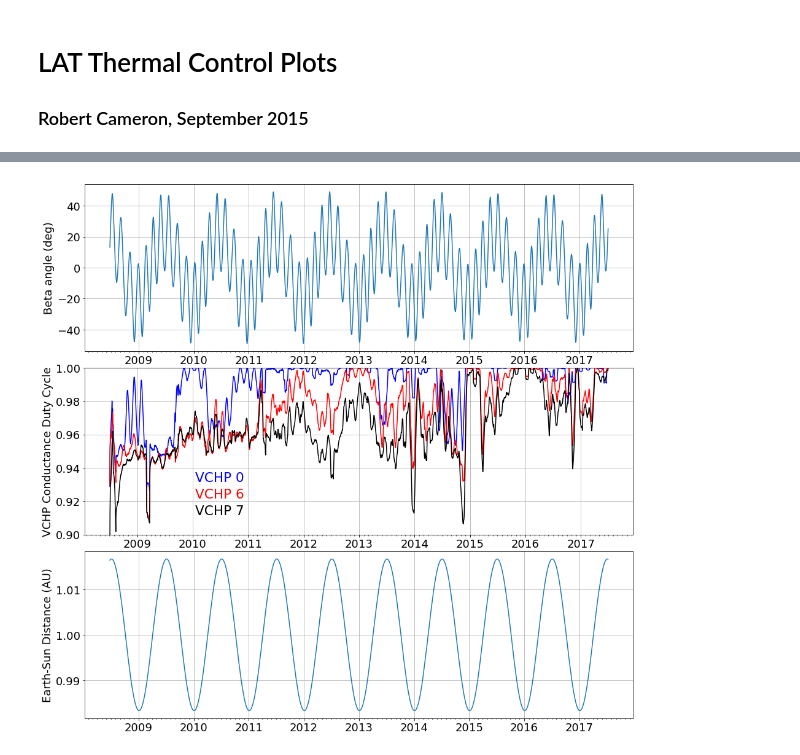
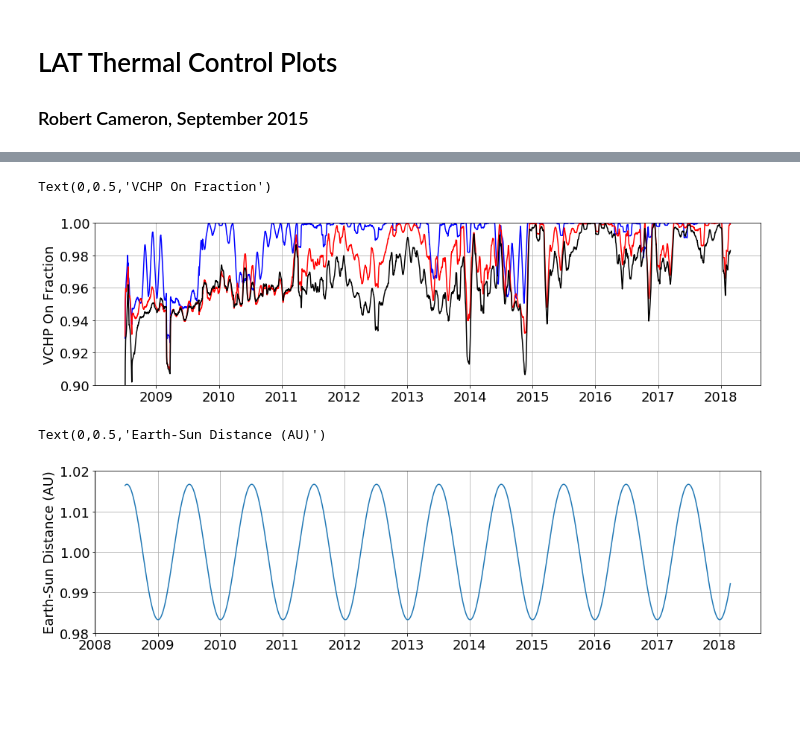
Before and after one commit to rac101/LATmetrics, a Jupyter notebook: LTC3.ipynb, the cells around one changed output, grey strips where cells are left out. Saved outputs shown, nothing was run; the diff lists cells and outputs as text; code cells hidden in the pictures; blank space fills up the shorter version.

```diff
--- a/LTC3.ipynb
+++ b/LTC3.ipynb
@@ -5,10 +5,9 @@
 # %%
 from astropy.table import Table, Column
 import numpy as np
+from os.path import expanduser
 import matplotlib.pyplot as plt
 import matplotlib.dates as mdates
 import pandas as pd
 import datetime as dt
 %matplotlib inline
-plt.rc('figure', figsize = [16, 16])
-plt.rc('font', size = 18)
@@ -23,6 +74,7 @@ bx = [dt.datetime.strptime(bymd[i]+bhms[i],bxformat) for i in range(len(bymd))]
 # %%
 # read irregular ASCII tabular file of history of VCHP control
-htrfile = "/Users/rac/Documents/GLAST/ISOC/LATmetrics/LTC/htr.history"
+
+htrfile = HOME+"/LTC/htr.history"
 df = pd.read_csv(htrfile, parse_dates=[1], delimiter="\t",header=None)
 (hymd,tot0,off0,tot6,off6,tot7,off7) = (df[0],df[2],df[3],df[5],df[6],df[8],df[9])
 
@@ -50,48 +117,35 @@ fx = [dt.datetime.strptime(d,'%Y-%m-%d').date() for d in hymd]
 # %%
-# 3 subplots for beta, VCHP, rAU, where the axes array is 1-d
+plt.figure(figsize = [16, 4])
+plt.rc('font', size = 18)
 
-#fig, (ax1, ax2, ax3) = plt.subplots(3, sharex=True)
-fig, (ax1, ax2, ax3) = plt.subplots(3)
-
-years    = mdates.YearLocator()   # every year
-months   = mdates.MonthLocator()  # every month
-yearsFmt = mdates.DateFormatter('%Y')
-
-ax1.plot(bx, betatab['beta'])
-ax1.xaxis.set_major_locator(years)
-ax1.xaxis.set_major_formatter(yearsFmt)
-ax1.xaxis.set_minor_locator(months)
-
-#datemin = dt.date(int(yb[0]), 1, 1)
-#datemax = dt.date(int(yb[-1])+1, 1, 1)
-#datemin = dt.date(2008, 1, 3)
-#datemax = dt.date(2017, 12, 31)
-#ax1.set_xlim(datemin, datemax)
-
-ax1.grid(True)
-ax1.set_ylabel('Beta angle (deg)')
-
-ax2.plot(fx,VCHP0,'-b',label='VCHP0')
-ax2.plot(fx,VCHP6,'-r',label='VCHP6')
-ax2.plot(fx,VCHP7,'-k',label='VCHP7')
-ax2.grid(True)
+plt.plot(fx,VCHP0,'-b',label='VCHP0')
+plt.plot(fx,VCHP6,'-r',label='VCHP6')
+plt.plot(fx,VCHP7,'-k',label='VCHP7')
+plt.grid(True)
 #ax2.set_xlim(datemin, datemax)
-ax2.xaxis.set_minor_locator(months)
-ax2.set_ylim(0.9,1.0)
+plt.ylim(0.9,1.0)
 #ax2.legend(loc='lower center',fontsize='small')
-ax2.set_ylabel('VCHP Conductance Duty Cycle')
-captionx = dt.date(2010,1,15)
-ax2.text(captionx,0.932,"VCHP 0",color='b',fontsize='large')
-ax2.text(captionx,0.922,"VCHP 6",color='r',fontsize='large')
-ax2.text(captionx,0.912,"VCHP 7",color='k',fontsize='large')
-
-ax3.plot(bx, betatab['rAU'])
-ax3.grid(True)
-ax3.xaxis.set_minor_locator(months)
-#ax3.set_xlim(datemin, datemax)
-ax3.set_ylabel('Earth-Sun Distance (AU)')
-
-fig.subplots_adjust(hspace=0.1)
-#fig.autofmt_xdate()
+plt.ylabel('VCHP Conductance Duty Cycle')
+plt.ylabel('VCHP On Fraction')
+#captionx = dt.date(2010,1,15)
+#captionx = dt.date(2010,1,15)
+#captionx = 0.1
+#plt.text(captionx,0.932,"VCHP 0",color='b',fontsize='large')
+#plt.text(captionx,0.922,"VCHP 6",color='r',fontsize='large')
+#plt.text(captionx,0.912,"VCHP 7",color='k',fontsize='large')
+#print(fx)
 # %% [output]
+Text(0,0.5,'VCHP On Fraction')
-[figure, old version]
+[figure, new version]
+# %%
+plt.figure(figsize = [16, 4])
+plt.rc('font', size = 18)
+
+plt.plot(dnt, rAU)
+plt.grid(True)
+#plt.xaxis.set_minor_locator(months)
+plt.ylim(0.98, 1.02)
+plt.ylabel('Earth-Sun Distance (AU)')
+# %% [output]
+Text(0,0.5,'Earth-Sun Distance (AU)')
+[figure, added]
```
Also changed, not shown: parts of 5 cells of this notebook, 13 other files.
